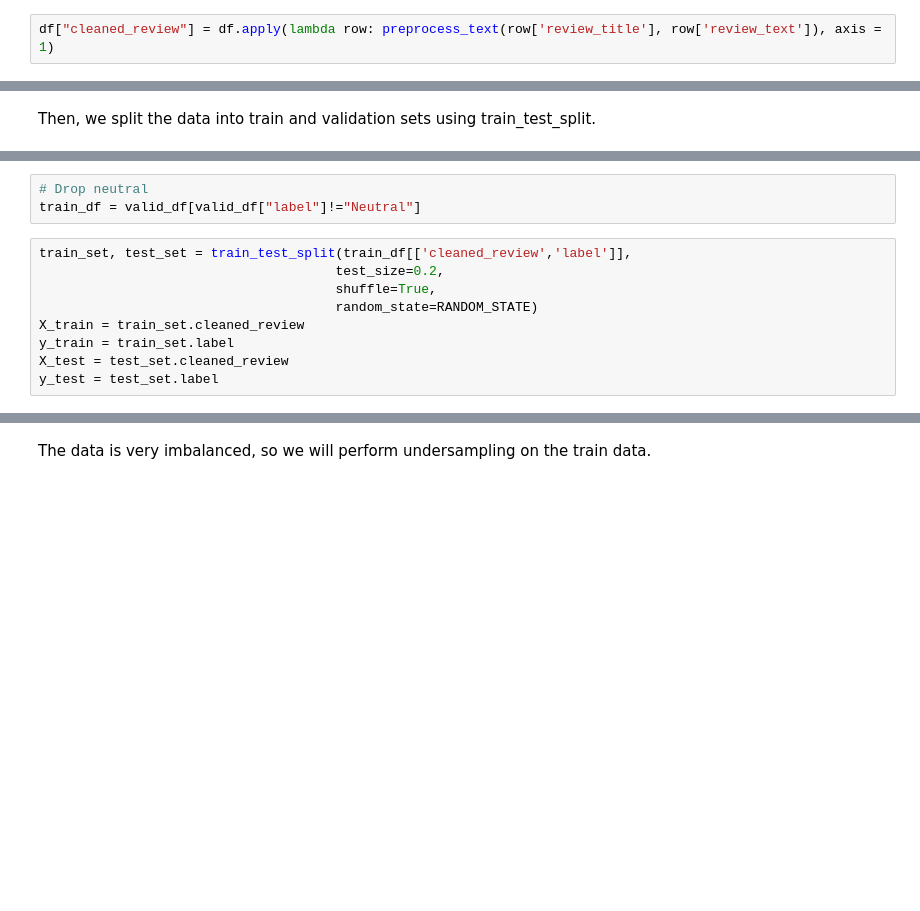
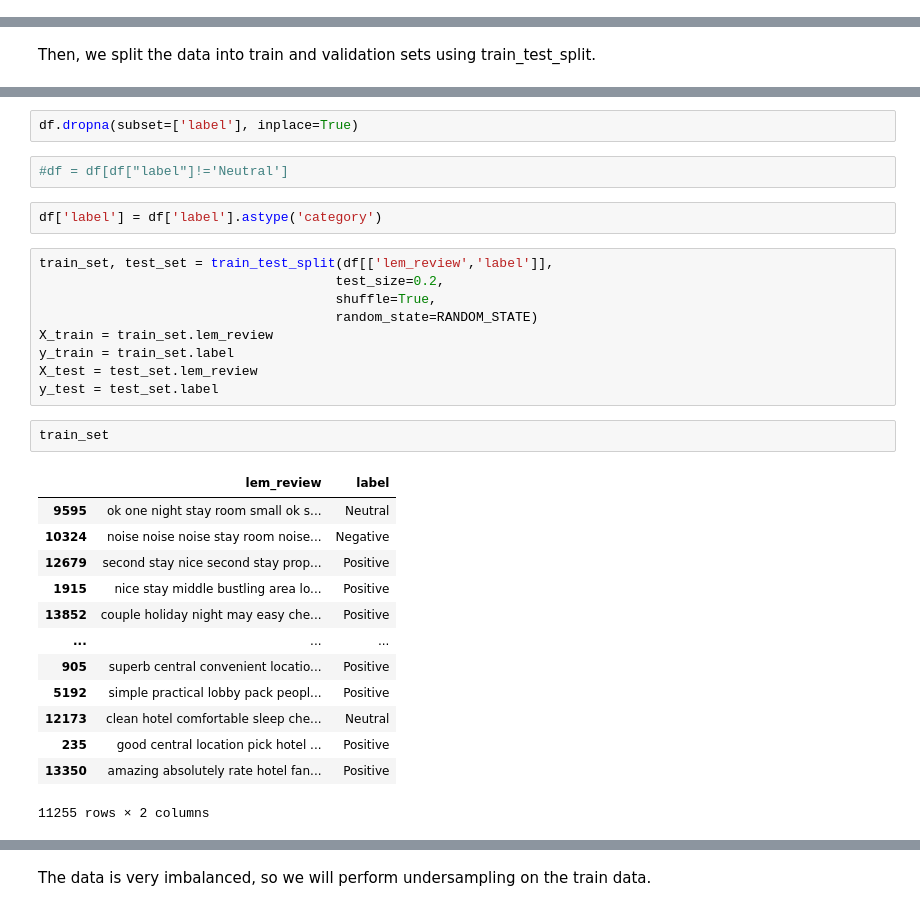
Before and after one commit to AmmarBagharib/sentiment_analysis_bt4222, a Jupyter notebook: codes/MachineLearningMethods.ipynb, the cells around one changed output, grey strips where cells are left out. Drawn from its saved outputs; the diff is of its cells as text; blank space fills up the shorter version.

```diff
--- a/codes/MachineLearningMethods.ipynb
+++ b/codes/MachineLearningMethods.ipynb
@@ -133,2 +128,0 @@ df.head()
-# %%
-df["cleaned_review"] = df.apply(lambda row: preprocess_text(row['review_title'], row['review_text']), axis = 1)
@@ -158,15 +133,34 @@ valid_df
-# %%
-# Drop neutral
-train_df = valid_df[valid_df["label"]!="Neutral"]
+# %%
+df.dropna(subset=['label'], inplace=True)
+# %%
+#df = df[df["label"]!='Neutral']
+# %%
+df['label'] = df['label'].astype('category')
 # %%
-train_set, test_set = train_test_split(train_df[['cleaned_review','label']],
+train_set, test_set = train_test_split(df[['lem_review','label']],
                                       test_size=0.2,
                                       shuffle=True,
                                       random_state=RANDOM_STATE)
-X_train = train_set.cleaned_review
+X_train = train_set.lem_review
 y_train = train_set.label
-X_test = test_set.cleaned_review
+X_test = test_set.lem_review
 y_test = test_set.label
+# %%
+train_set
+# %% [output]
+|  | lem_review | label |
+| 9595 | ok one night stay room small ok s... | Neutral |
+| 10324 | noise noise noise stay room noise... | Negative |
+| 12679 | second stay nice second stay prop... | Positive |
+| 1915 | nice stay middle bustling area lo... | Positive |
+| 13852 | couple holiday night may easy che... | Positive |
+| ... | ... | ... |
+| 905 | superb central convenient locatio... | Positive |
+| 5192 | simple practical lobby pack peopl... | Positive |
+| 12173 | clean hotel comfortable sleep che... | Neutral |
+| 235 | good central location pick hotel ... | Positive |
+| 13350 | amazing absolutely rate hotel fan... | Positive |
+11255 rows × 2 columns
 # %%
 y_train.value_counts()
 # %% [output]
```
Also changed, not shown: parts of 30 cells of this notebook, 2 other files.
